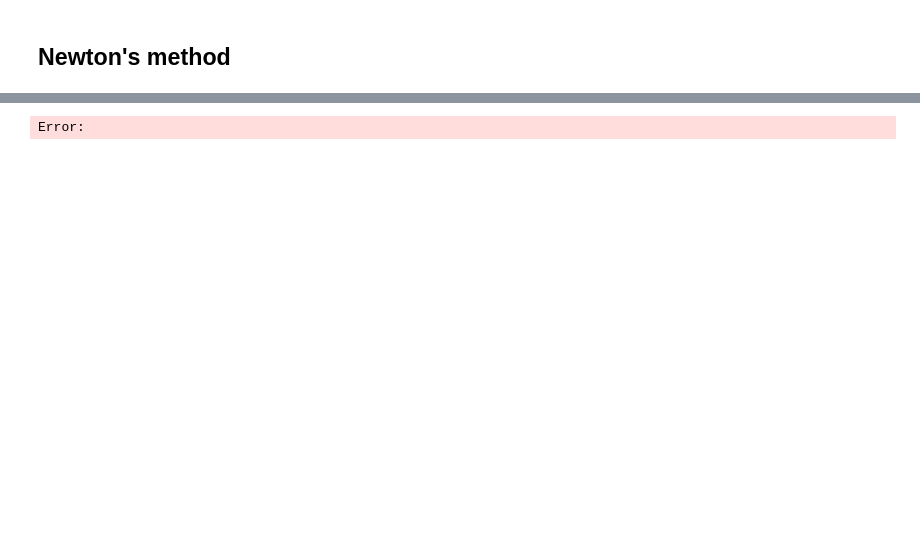
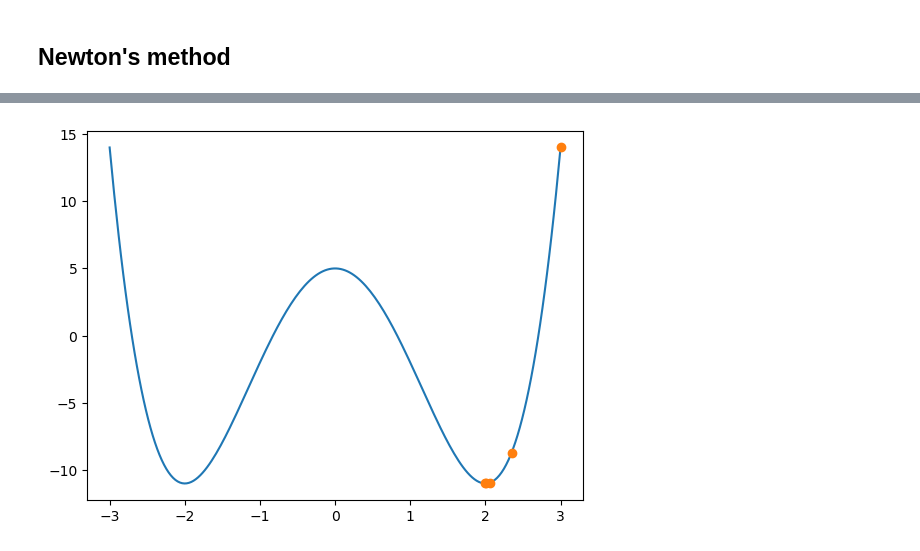
Before and after one commit to giomber/general_mathematics, a Jupyter notebook: grad_descent_newton_method.ipynb, the cells around one changed output, grey strips where cells are left out. Cells and saved outputs as stored; diff of their text form; code cells hidden in the pictures; blank space fills up the shorter version.

```diff
--- a/grad_descent_newton_method.ipynb
+++ b/grad_descent_newton_method.ipynb
@@ -61,7 +78,7 @@ array([1.5       , 0.75833333, 4.00170698, 3.04710917, 2.32776492,
 # %%
-Newtalgo=Newton(2, max_iter=10)
-plt.plot(np.linspace(-2, 2, 200),f(np.linspace(-2,2,200)))
+Newtalgo=Newton(3, max_iter=5)
+plt.plot(np.linspace(-3, 3, 200),f(np.linspace(-3,3,200)))
 plt.plot(Newtalgo,f(Newtalgo),'o')
 plt.show()
 # %% [output]
-Error:
+[figure, added]
```
Also changed, not shown: parts of 14 cells of this notebook.
